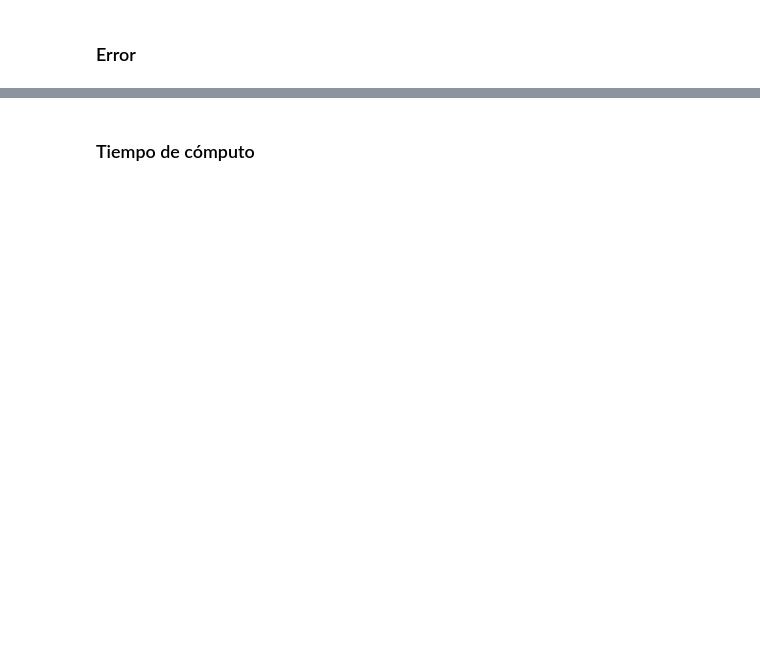
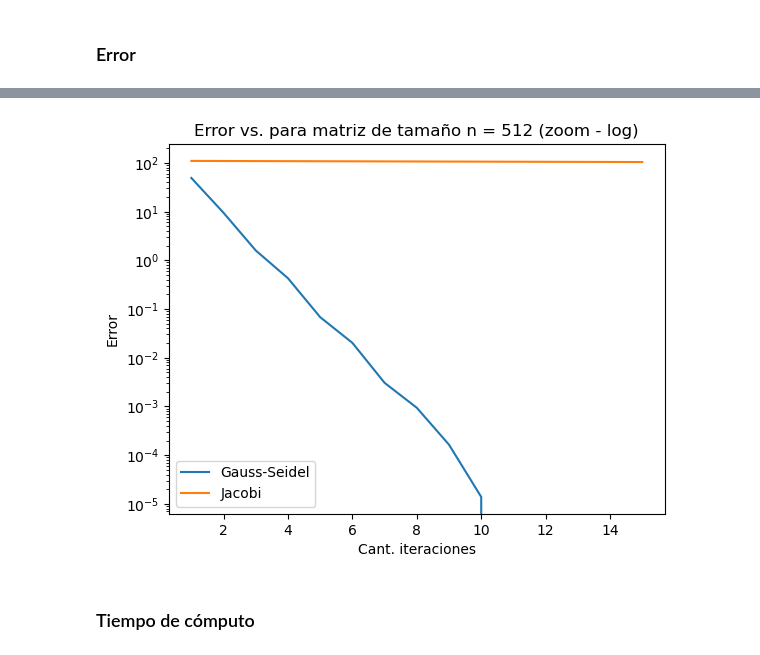
Before and after one commit to aleeperezz16/metnum-tp3, a Jupyter notebook: notebook/experimentacion.ipynb, the cells around one changed output, grey strips where cells are left out. Saved outputs shown, nothing was run; the diff lists cells and outputs as text; code cells hidden in the pictures; blank space fills up the shorter version.

```diff
--- a/notebook/experimentacion.ipynb
+++ b/notebook/experimentacion.ipynb
@@ -324,2 +156,13 @@ plt.show()
+# %%
+plt.plot(iters[:15], errores_gauss_seidel[:15], "-", label="Gauss-Seidel")
+plt.plot(iters[:15], errores_jacobi[:15], "-", label="Jacobi")
+plt.xlabel("Cant. iteraciones")
+plt.ylabel("Error")
+plt.yscale("log")
+plt.legend()
+plt.title(f"Error vs. para matriz de tamaño n = {n} (zoom - log)")
+plt.savefig(os.path.join(dir_figuras, f"error_vs_{n}_zoom_log.jpg"))
+# %% [output]
+[figure, added]
 # %% [markdown]
 ### Tiempo de cómputo
```
Also changed, not shown: parts of 48 cells of this notebook, 3 other files.
